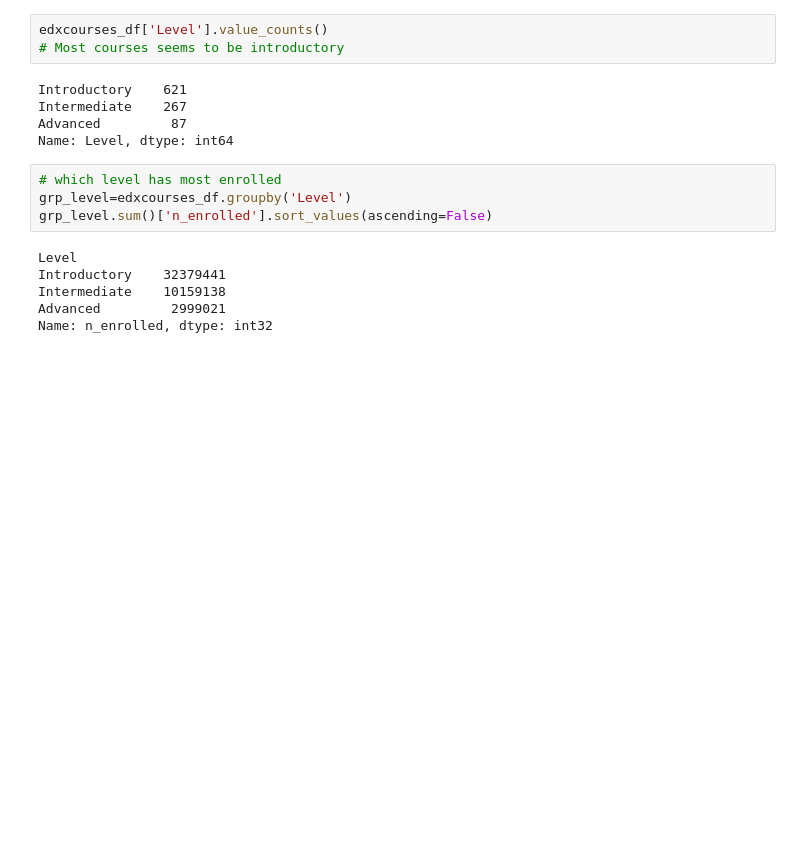
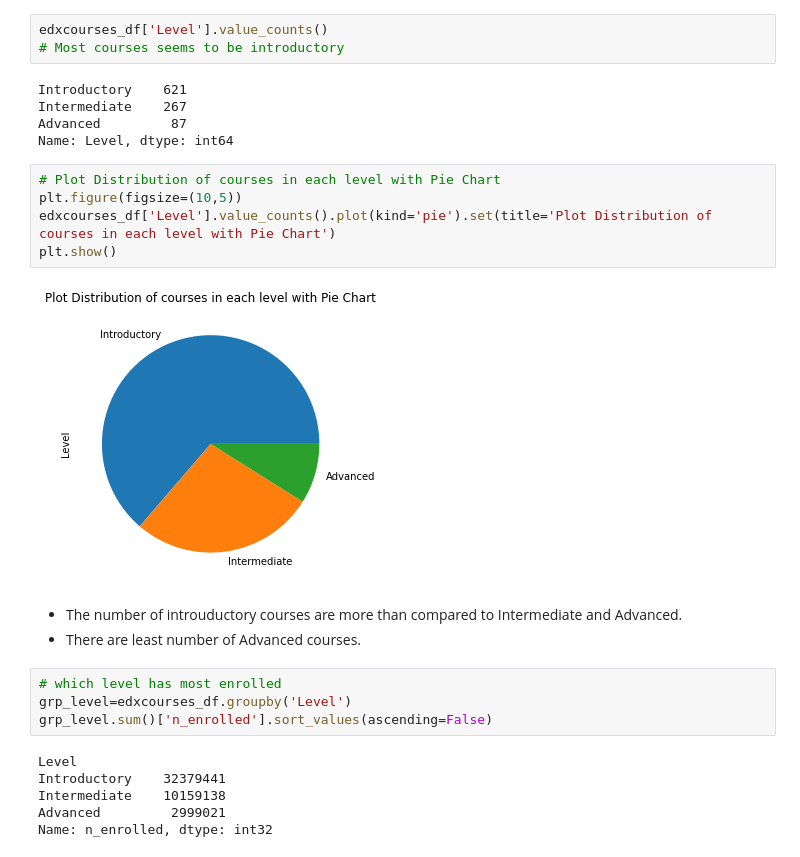
Before and after one commit to yarlapatiswathi/Edx_Udemy_EDA, a Jupyter notebook: Udemy Portfolio project.ipynb, the cells around one changed output. Cells and saved outputs as stored; diff of their text form; blank space fills up the shorter version.

Commit message:
updated level analysis

```diff
--- a/Udemy Portfolio project.ipynb
+++ b/Udemy Portfolio project.ipynb
@@ -184,6 +196,16 @@ Introductory    621
 Intermediate    267
 Advanced         87
 Name: Level, dtype: int64
+# %%
+# Plot Distribution of courses in each level with Pie Chart
+plt.figure(figsize=(10,5))
+edxcourses_df['Level'].value_counts().plot(kind='pie').set(title='Plot Distribution of courses in each level with Pie Chart')
+plt.show()
+# %% [output]
+[figure, added]
+# %% [markdown]
+- The number of introuductory courses are more than compared to Intermediate and Advanced.
+- There are least number of Advanced courses.
 # %%
 # which level has most enrolled
 grp_level=edxcourses_df.groupby('Level')
```
Also changed, not shown: parts of 20 cells of this notebook.
